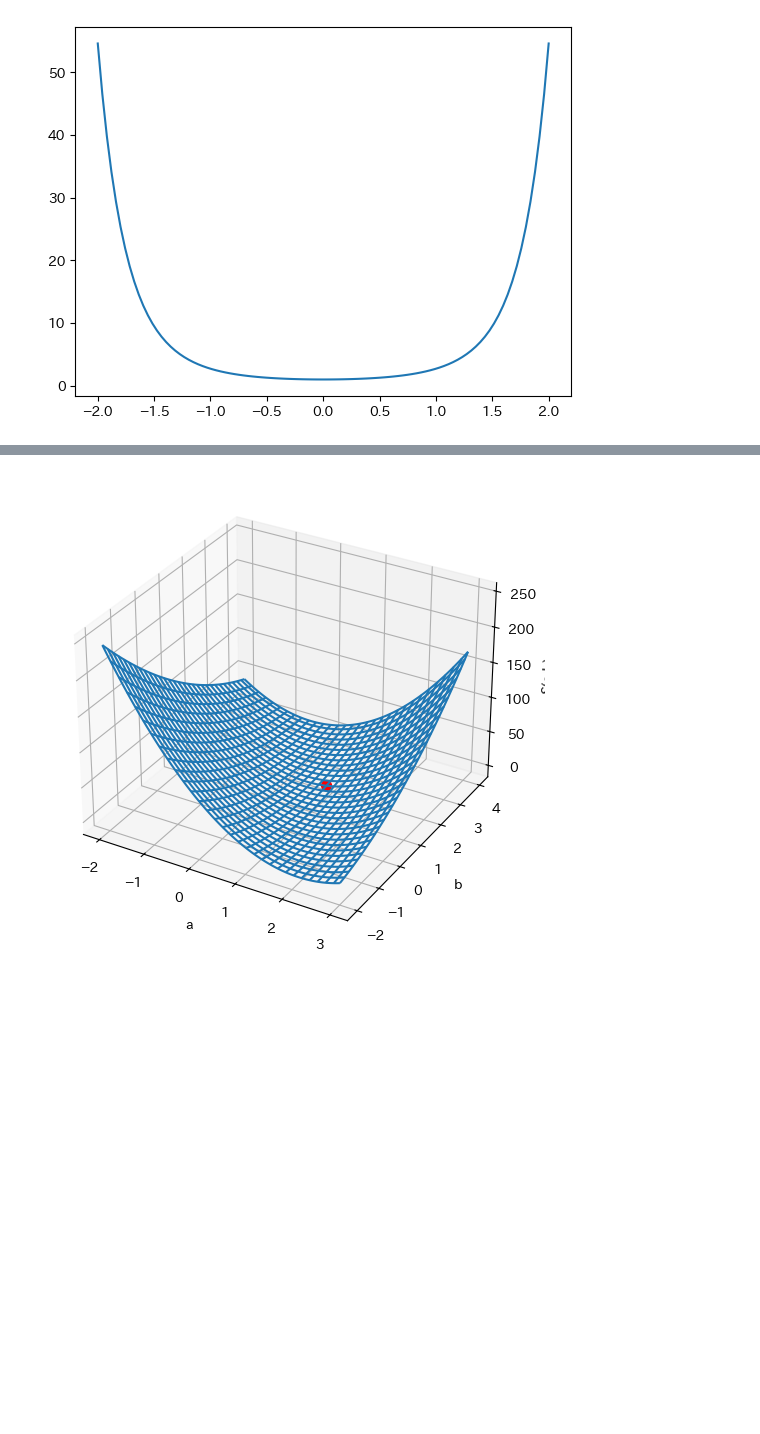
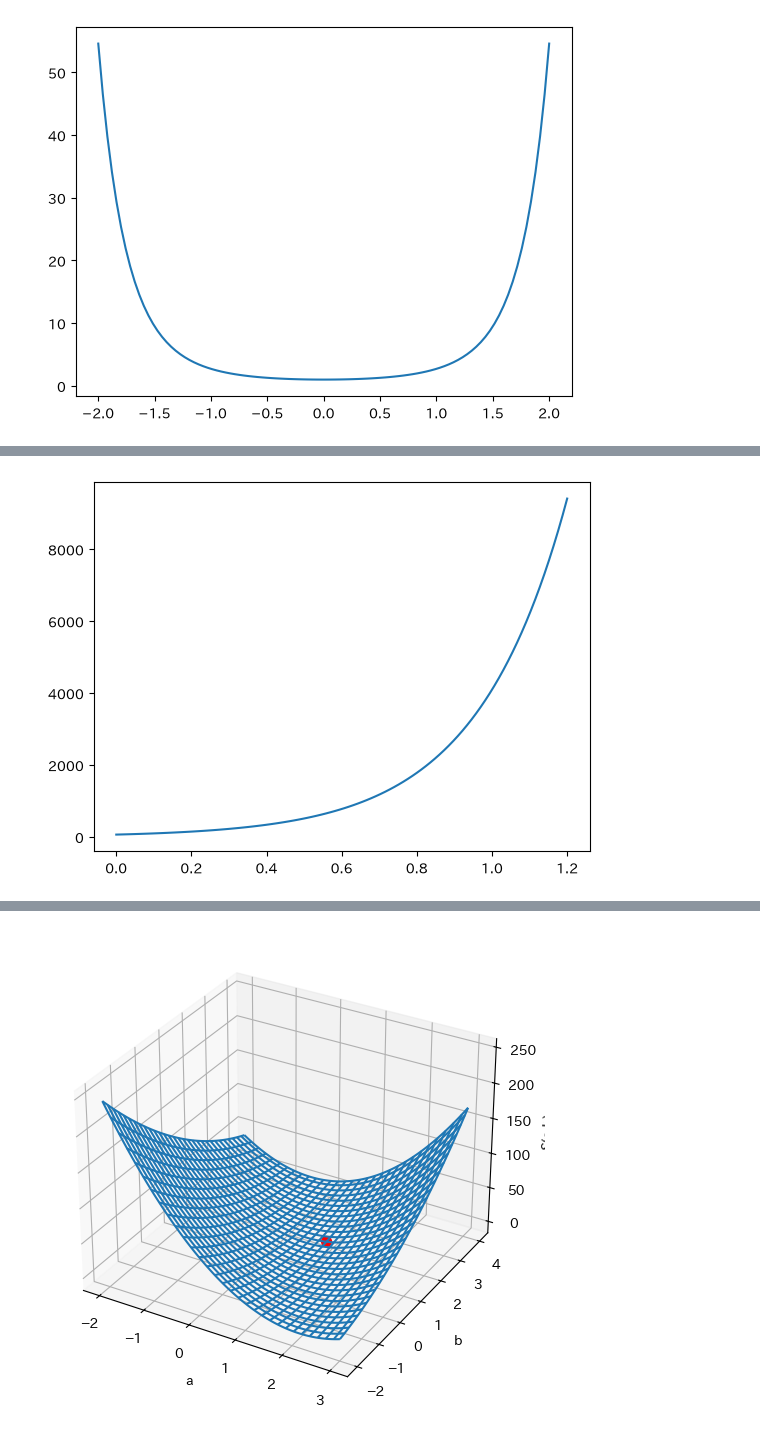
Before and after one commit to tamura003-toyo/dsmath1, a Jupyter notebook: notebooks/10.ipynb, the cells around one changed output, grey strips where cells are left out. Drawn from its saved outputs; the diff is of its cells as text; code cells hidden in the pictures; blank space fills up the shorter version.

```diff
--- a/notebooks/10.ipynb
+++ b/notebooks/10.ipynb
@@ -22,3 +26,12 @@ plt.show()
+# %%
+xx = np.linspace(1e-4, 1.2, 100)
+yy = 4**(xx+3)*16**(xx)
+
+plt.plot(xx, yy)
+#plt.savefig('../images/10_ols1.png')
+plt.show()
+# %% [output]
+[figure, added]
 # %%
 xx = np.linspace(0, 5, 100)
 yy = xx + (2/3)
```
Also changed, not shown: parts of 5 cells of this notebook, 20 other files.
